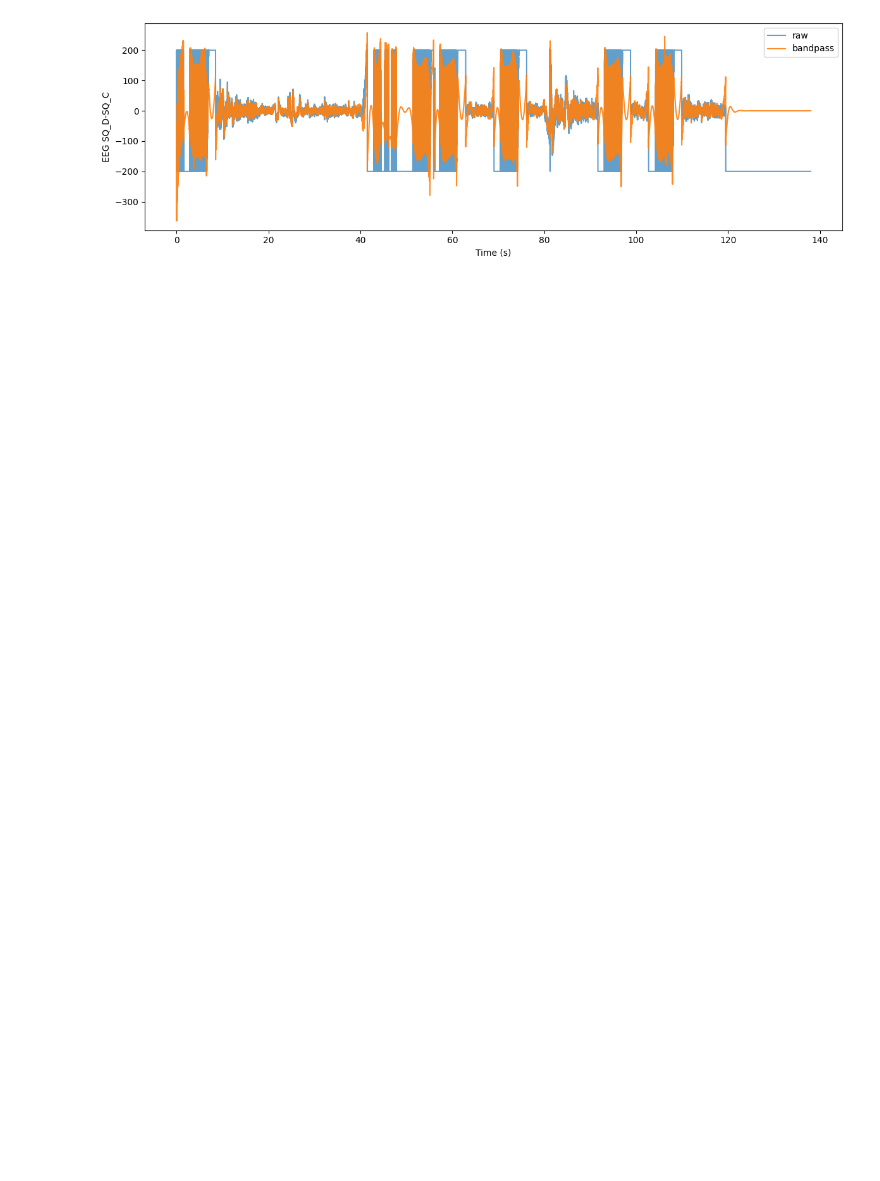
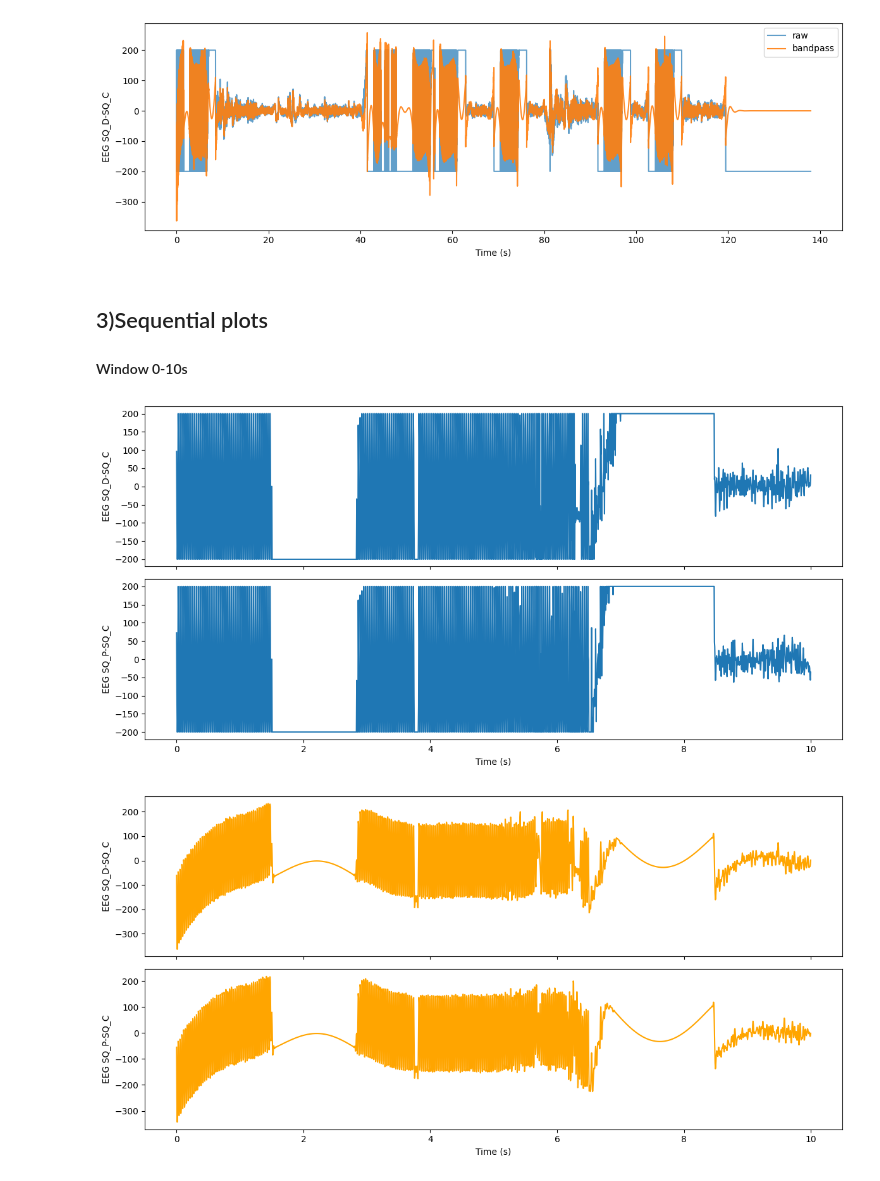
Before and after one commit to tomas0899/FoundationModel_EEG_Dissertation, a Jupyter notebook: EEG_data_vis/code/preProcessPipeline_test.ipynb, the cells around one changed output. Cells and saved outputs as stored; diff of their text form; code cells hidden in the pictures; blank space fills up the shorter version.

```diff
--- a/EEG_data_vis/code/preProcessPipeline_test.ipynb
+++ b/EEG_data_vis/code/preProcessPipeline_test.ipynb
@@ -429,3 +581,36 @@ plt.tight_layout()
 plt.show()
 # %% [output]
 [figure]
+# %% [markdown]
+## 3)Sequential plots
+#### Window 0-10s
+# %%
+
+EEG_cut_0to10 = apply_amplitude_cutoff(
+    EEG_Table,
+    threshold=200,
+    start_sec=0,
+    end_sec=10
+)
+
+
+plot_eeg_signals(
+    EEG_cut_0to10)
+
+EEG_TimeIndexed = EEG_cut_0to10.set_index("Time")
+EEG_filt, fs = bandpass_filter_eegwin(
+    EEG_TimeIndexed,
+    lowcut=0.5,
+    highcut=40,
+    order=4
+)
+
+
+plot_eeg_signals(
+    EEG_filt.reset_index(),color="orange"
+    )
+# with the band-pass filter
+# what is that???)
+# %% [output]
+[figure, added]
+[figure, added]
```
Also changed, not shown: parts of 30 cells of this notebook.
